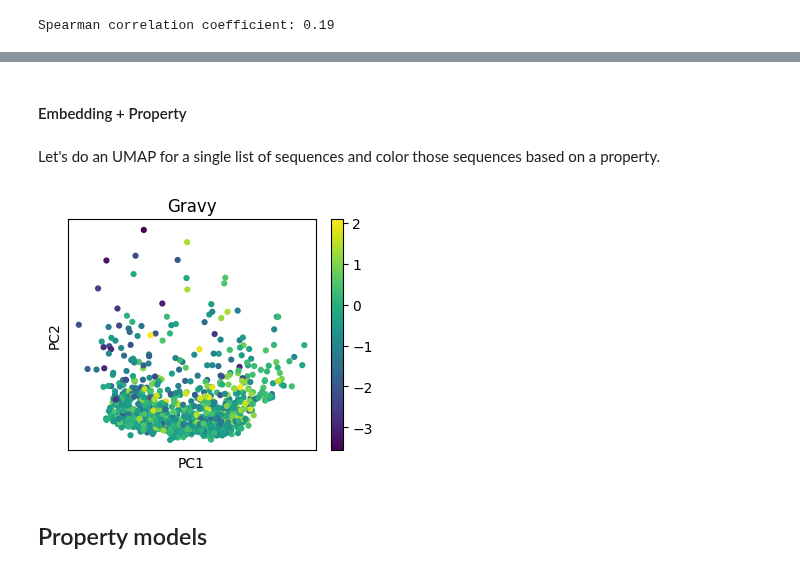
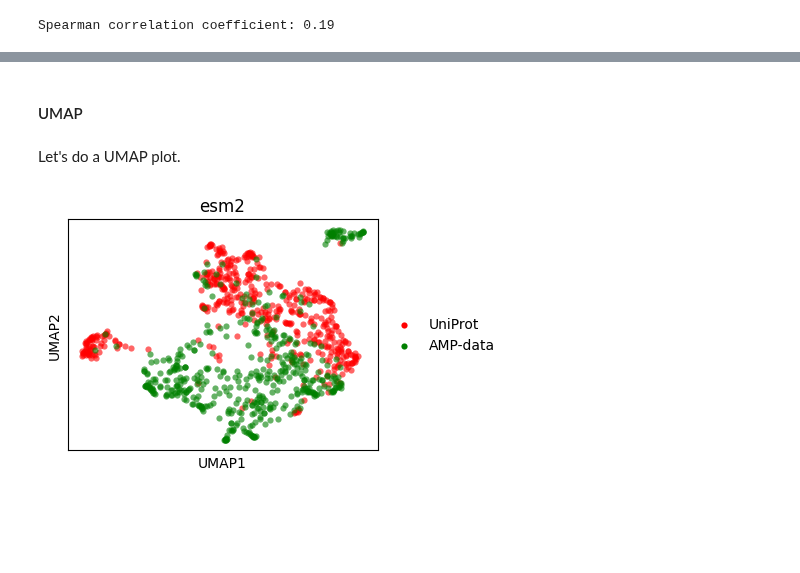
Before and after one commit to szczurek-lab/seqme, a Jupyter notebook: docs/tutorials/diagnostics.ipynb, the cells around one changed output, grey strips where cells are left out. Drawn from its saved outputs; the diff is of its cells as text; code cells hidden in the pictures; blank space fills up the shorter version.

```diff
--- a/docs/tutorials/diagnostics.ipynb
+++ b/docs/tutorials/diagnostics.ipynb
@@ -64,6 +73,7 @@ labels = np.array([0] * len(negatives) + [1] * len(positives))
 sequences = negatives + positives
 # %%
 cache.add("esm2-4d", sm.models.PCA(cache.model("esm2"), sequences, n_components=4))
+cache.add("hyformer-4d", sm.models.PCA(cache.model("hyformer"), sequences, n_components=4))
 # %% [markdown]
 #### Feature alignment score
 # %% [markdown]
@@ -108,5 +122,8 @@ embedder = cache.model(embedder_name)
 # %%
-embeddings = {name: embedder(sequences) for name, sequences in data.items()}
+colors = ["red", "green"]
 
-embedding_names = list(embeddings.keys())
-embedding_values = list(embeddings.values())
+embedder_name_esm2 = "esm2"
+embedder_name_hyformer = "hyformer"
+
+embedder_esm2 = cache.model(embedder_name_esm2)
+embedder_hyformer = cache.model(embedder_name_hyformer)
@@ -115 +130,10 @@ embedding_values = list(embeddings.values())
+# %%
+embeddings_esm2 = {name: embedder_esm2(sequences) for name, sequences in data.items()}
+embeddings_hyformer = {name: embedder_hyformer(sequences) for name, sequences in data.items()}
+
+embedding_names_esm2 = list(embeddings_esm2.keys())
+embedding_names_hyformer = list(embeddings_hyformer.keys())
+
+embedding_values_esm2 = list(embeddings_esm2.values())
+embedding_values_hyformer = list(embeddings_hyformer.values())
 # %% [markdown]
@@ -167,20 +203,21 @@ sm.utils.plot_embeddings(
+# %% [markdown]
+#### UMAP
 # %% [markdown]
-#### Embedding + Property
+Let's do a UMAP plot.
-# %% [markdown]
-Let's do an UMAP for a single list of sequences and color those sequences based on a property.
+# %%
+xs_umap_esm2 = sm.utils.umap(embedding_values_esm2)
+xs_umap_esm2 = dict(zip(embedding_names_esm2, xs_umap_esm2, strict=True))
+
+xs_umap_hyformer = sm.utils.umap(embedding_values_hyformer)
+xs_umap_hyformer = dict(zip(embedding_names_hyformer, xs_umap_hyformer, strict=True))
 # %%
-property_model = sm.models.Gravy()
-
 sm.utils.plot_embeddings(
-    xs_pca.values(),
-    values=[property_model(data[name]) for name in xs_pca.keys()],
-    title="Gravy",
-    alpha=1.0,
-    cmap="viridis",
-    xlabel="PC1",
-    ylabel="PC2",
+    xs_umap_esm2.values(),
+    values=xs_umap_esm2.keys(),
+    title=embedder_name_esm2,
+    colors=colors,
+    xlabel="UMAP1",
+    ylabel="UMAP2",
 )
 # %% [output]
-[figure, old version]
+[figure, new version]
-# %% [markdown]
-## Property models
```
Also changed, not shown: parts of 39 cells of this notebook, 1 other file.
